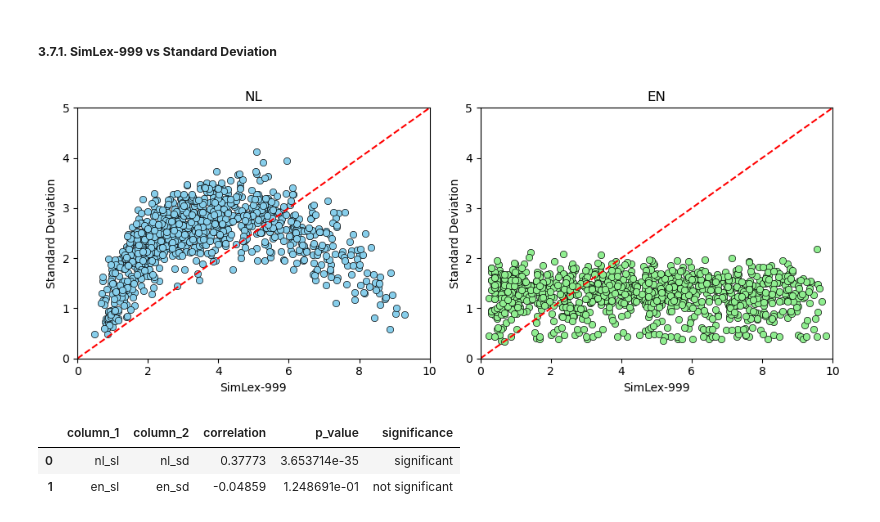
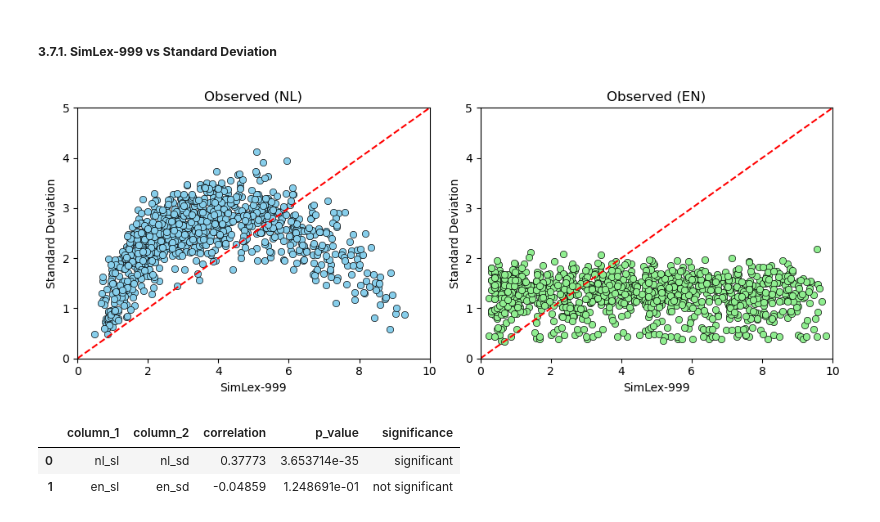
Before and after one commit to XanderSnelder/master-thesis, a Jupyter notebook: eda/main.ipynb, the cells around one changed output. Saved outputs shown, nothing was run; the diff lists cells and outputs as text; code cells hidden in the pictures.

```diff
--- a/eda/main.ipynb
+++ b/eda/main.ipynb
@@ -582,36 +595,36 @@ axes[0].set_ylim(y_min, y_max)
 # Set labels and title
 axes[0].set_xlabel('SimLex-999')
 axes[0].set_ylabel('Standard Deviation')
-axes[0].set_title('NL')
+axes[0].set_title('Observed (NL)')
 
 # Remove grid
 axes[0].grid(False)
 
 # Create scatter plot
 sns.scatterplot(x='en_sl', y='en_sd', data=en_simlex, ax=axes[1], color='lightgreen', edgecolor='black')
 
 # Plot diagonal line
 axes[1].plot([x_min, x_max], [y_min, y_max], color='red', linestyle='--')
 
 # Set axis limits
 axes[1].set_xlim(x_min, x_max)
 axes[1].set_ylim(y_min, y_max)
 
 # Set labels and title
 axes[1].set_xlabel('SimLex-999')
 axes[1].set_ylabel('Standard Deviation')
-axes[1].set_title('EN')
+axes[1].set_title('Observed (EN)')
 
 # Remove grid
 axes[1].grid(False)
 
 # Adjust layout
 plt.tight_layout()
 
 # Show results
 plt.show()
 # %% [output]
-[figure, old version]
+[figure, new version]
 # %%
 # List to store correlations
 correlations_list = []
```
Also changed, not shown: parts of 12 cells of this notebook, 3 other files.
